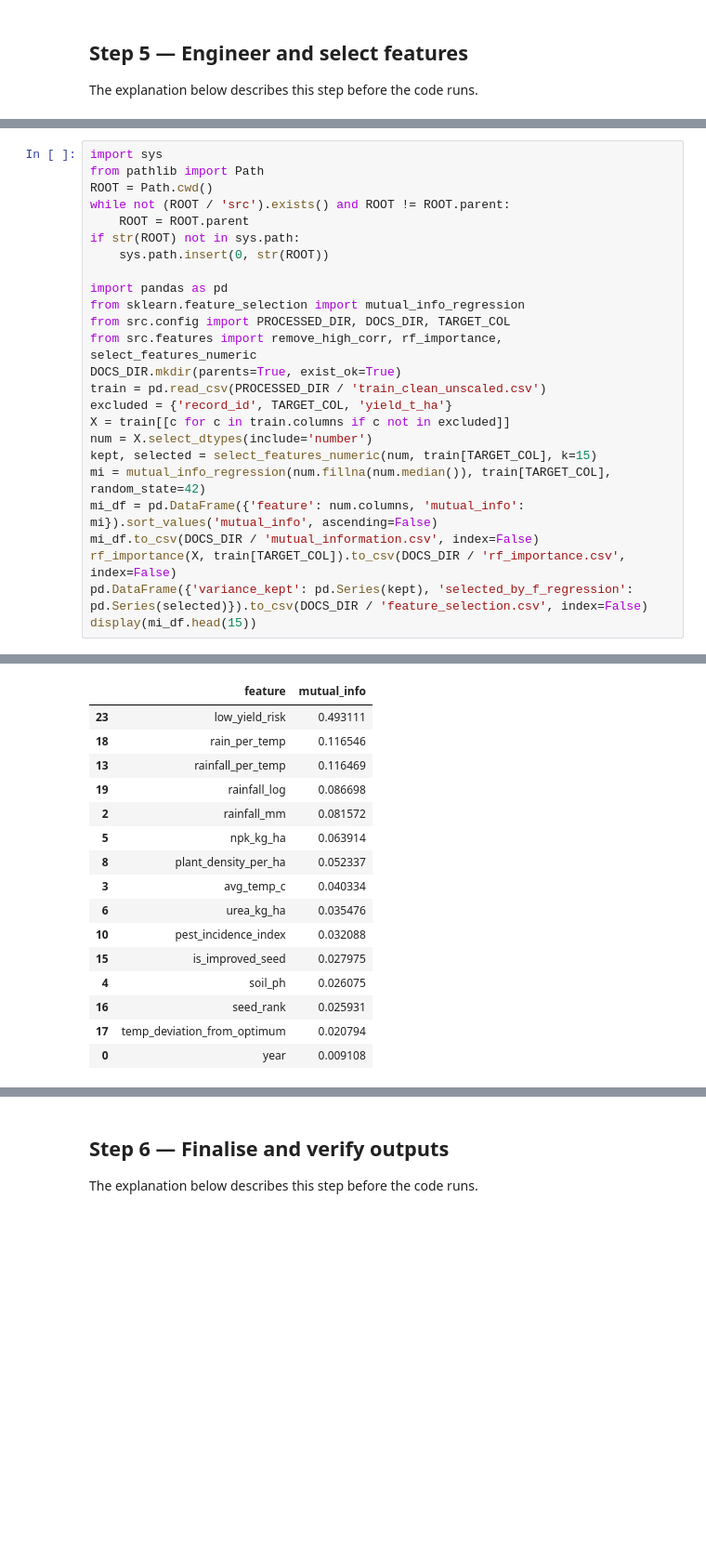
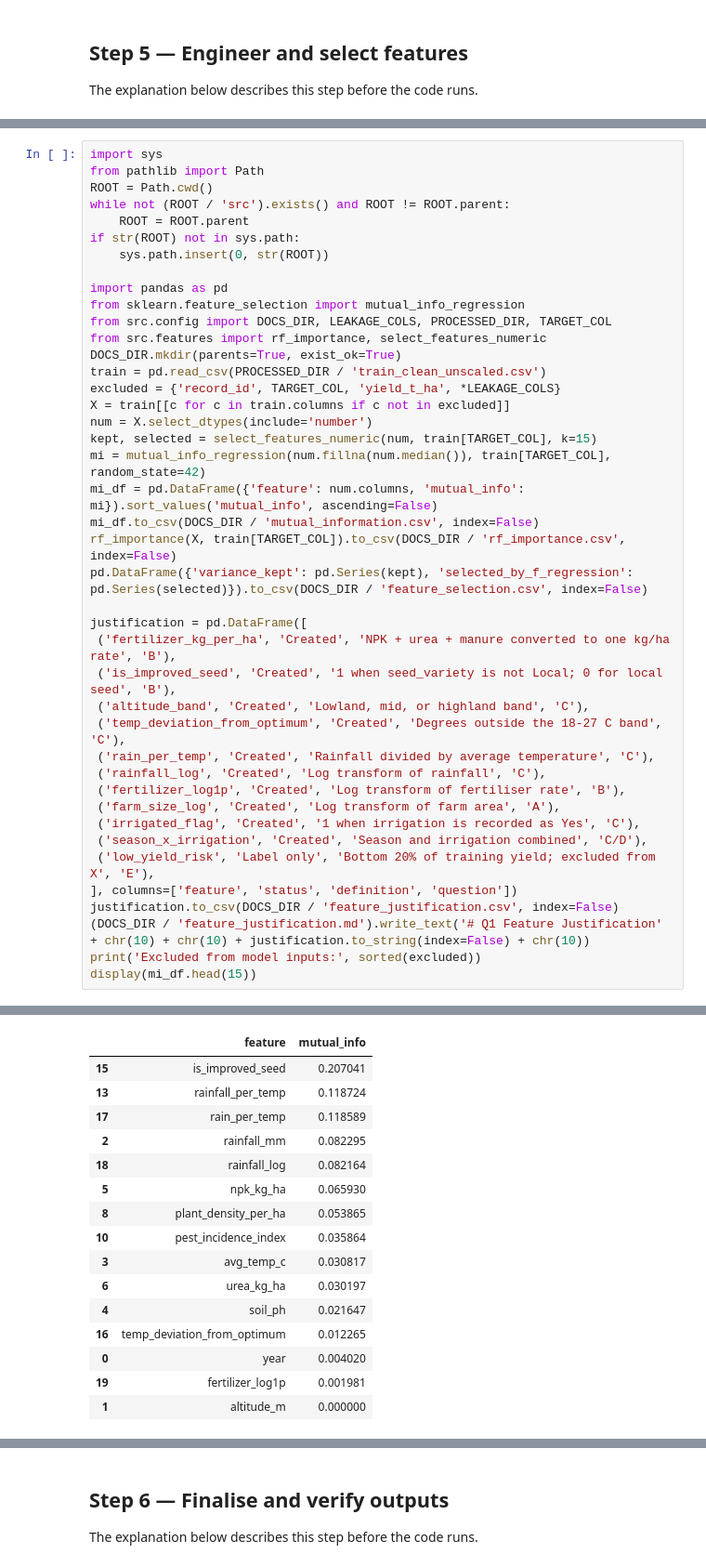
Before and after one commit to songa1/ML-Learning, a Jupyter notebook: q1_maize_yield/notebooks/q1_maize_yield_workflow.ipynb, the cells around one changed output, grey strips where cells are left out. Shown at 93% size. Cells and saved outputs as stored; diff of their text form; blank space fills up the shorter version.

```diff
--- a/q1_maize_yield/notebooks/q1_maize_yield_workflow.ipynb
+++ b/q1_maize_yield/notebooks/q1_maize_yield_workflow.ipynb
@@ -229,11 +243,11 @@ if str(ROOT) not in sys.path:
 
 import pandas as pd
 from sklearn.feature_selection import mutual_info_regression
-from src.config import PROCESSED_DIR, DOCS_DIR, TARGET_COL
-from src.features import remove_high_corr, rf_importance, select_features_numeric
+from src.config import DOCS_DIR, LEAKAGE_COLS, PROCESSED_DIR, TARGET_COL
+from src.features import rf_importance, select_features_numeric
 DOCS_DIR.mkdir(parents=True, exist_ok=True)
 train = pd.read_csv(PROCESSED_DIR / 'train_clean_unscaled.csv')
-excluded = {'record_id', TARGET_COL, 'yield_t_ha'}
+excluded = {'record_id', TARGET_COL, 'yield_t_ha', *LEAKAGE_COLS}
 X = train[[c for c in train.columns if c not in excluded]]
 num = X.select_dtypes(include='number')
 kept, selected = select_features_numeric(num, train[TARGET_COL], k=15)
@@ -242,5 +256,22 @@ mi_df = pd.DataFrame({'feature': num.columns, 'mutual_info': mi}).sort_values('m
 mi_df.to_csv(DOCS_DIR / 'mutual_information.csv', index=False)
 rf_importance(X, train[TARGET_COL]).to_csv(DOCS_DIR / 'rf_importance.csv', index=False)
 pd.DataFrame({'variance_kept': pd.Series(kept), 'selected_by_f_regression': pd.Series(selected)}).to_csv(DOCS_DIR / 'feature_selection.csv', index=False)
+
+justification = pd.DataFrame([
+ ('fertilizer_kg_per_ha', 'Created', 'NPK + urea + manure converted to one kg/ha rate', 'B'),
+ ('is_improved_seed', 'Created', '1 when seed_variety is not Local; 0 for local seed', 'B'),
+ ('altitude_band', 'Created', 'Lowland, mid, or highland band', 'C'),
+ ('temp_deviation_from_optimum', 'Created', 'Degrees outside the 18-27 C band', 'C'),
+ ('rain_per_temp', 'Created', 'Rainfall divided by average temperature', 'C'),
+ ('rainfall_log', 'Created', 'Log transform of rainfall', 'C'),
+ ('fertilizer_log1p', 'Created', 'Log transform of fertiliser rate', 'B'),
+ ('farm_size_log', 'Created', 'Log transform of farm area', 'A'),
+ ('irrigated_flag', 'Created', '1 when irrigation is recorded as Yes', 'C'),
+ ('season_x_irrigation', 'Created', 'Season and irrigation combined', 'C/D'),
+ ('low_yield_risk', 'Label only', 'Bottom 20% of training yield; excluded from X', 'E'),
+], columns=['feature', 'status', 'definition', 'question'])
+justification.to_csv(DOCS_DIR / 'feature_justification.csv', index=False)
+(DOCS_DIR / 'feature_justification.md').write_text('# Q1 Feature Justification' + chr(10) + chr(10) + justification.to_string(index=False) + chr(10))
+print('Excluded from model inputs:', sorted(excluded))
 display(mi_df.head(15))
 # %% [output]
@@ -247,16 +279,16 @@ display(mi_df.head(15))
 |  | feature | mutual_info |
-| 23 | low_yield_risk | 0.493111 |
-| 18 | rain_per_temp | 0.116546 |
-| 13 | rainfall_per_temp | 0.116469 |
-| 19 | rainfall_log | 0.086698 |
-| 2 | rainfall_mm | 0.081572 |
-| 5 | npk_kg_ha | 0.063914 |
-| 8 | plant_density_per_ha | 0.052337 |
-| 3 | avg_temp_c | 0.040334 |
-| 6 | urea_kg_ha | 0.035476 |
-| 10 | pest_incidence_index | 0.032088 |
-| 15 | is_improved_seed | 0.027975 |
-| 4 | soil_ph | 0.026075 |
-| 16 | seed_rank | 0.025931 |
-| 17 | temp_deviation_from_optimum | 0.020794 |
-| 0 | year | 0.009108 |
+| 15 | is_improved_seed | 0.207041 |
+| 13 | rainfall_per_temp | 0.118724 |
+| 17 | rain_per_temp | 0.118589 |
+| 2 | rainfall_mm | 0.082295 |
+| 18 | rainfall_log | 0.082164 |
+| 5 | npk_kg_ha | 0.065930 |
+| 8 | plant_density_per_ha | 0.053865 |
+| 10 | pest_incidence_index | 0.035864 |
+| 3 | avg_temp_c | 0.030817 |
+| 6 | urea_kg_ha | 0.030197 |
+| 4 | soil_ph | 0.021647 |
+| 16 | temp_deviation_from_optimum | 0.012265 |
+| 0 | year | 0.004020 |
+| 19 | fertilizer_log1p | 0.001981 |
+| 1 | altitude_m | 0.000000 |
```
Also changed, not shown: parts of 35 cells of this notebook, 36 other files.
